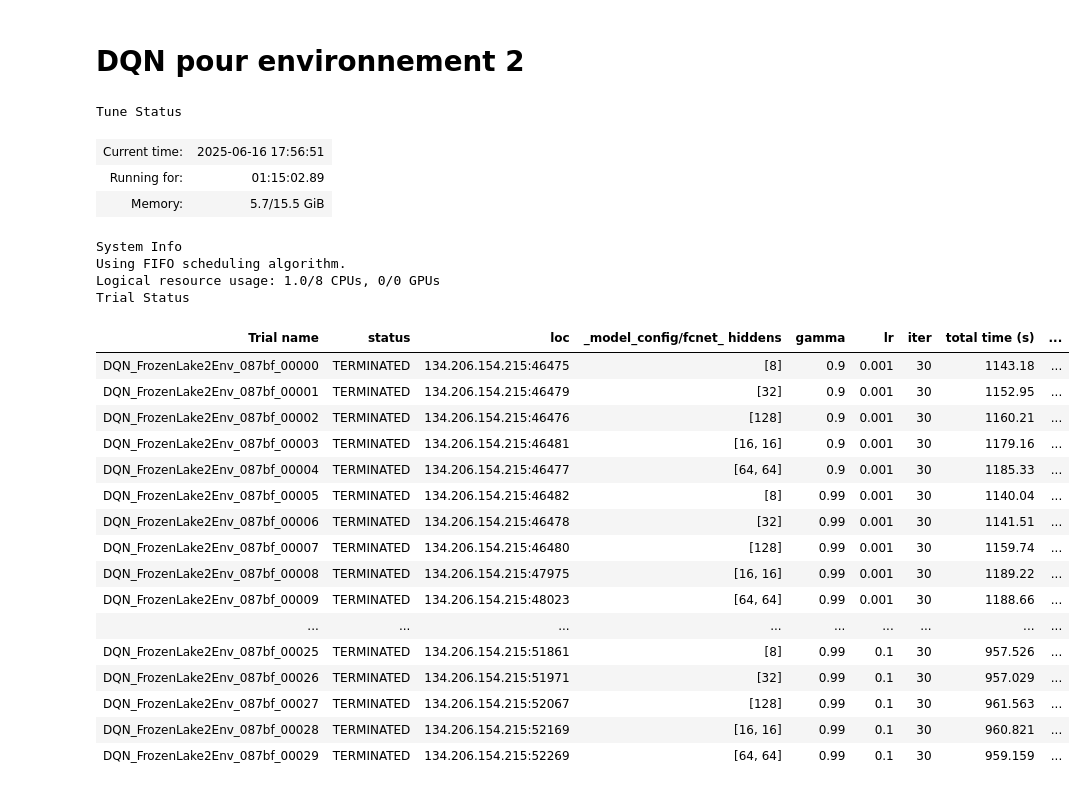
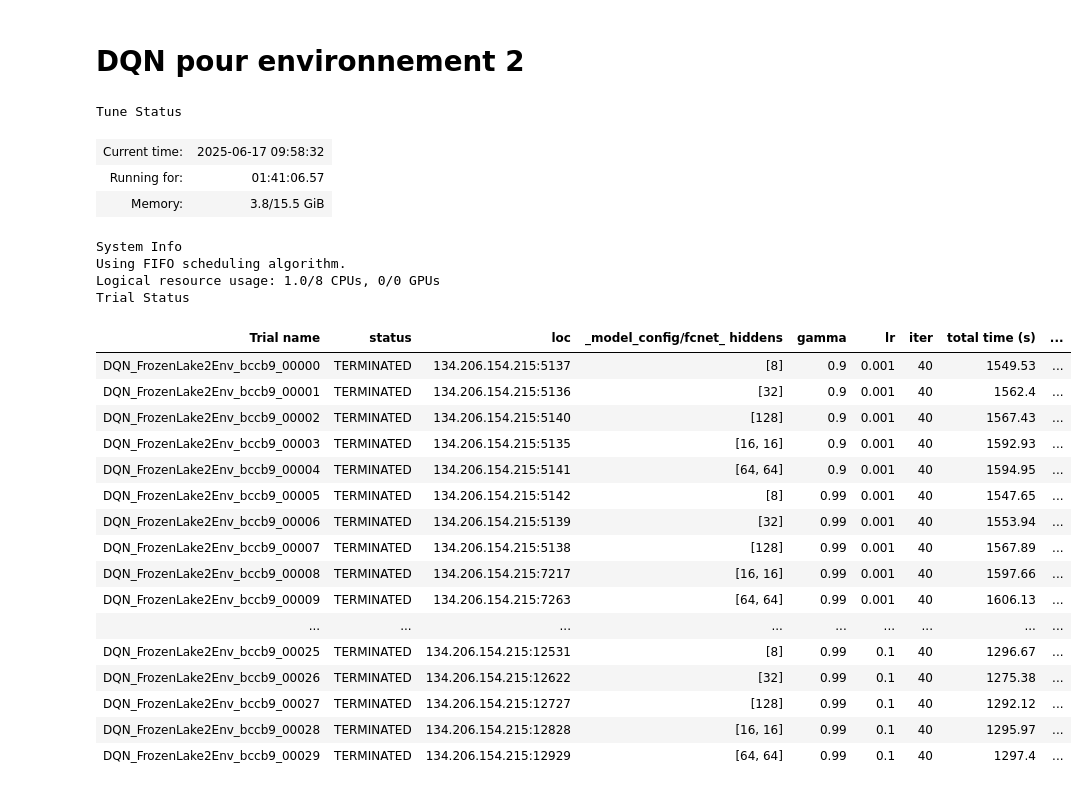
Before and after one commit to Enzo-Claeyssen/jeux_iteres_part1, a Jupyter notebook: labyrinthe_part3.ipynb, the cells around one changed output. Drawn from its saved outputs; the diff is of its cells as text; code cells hidden in the pictures.

```diff
--- a/labyrinthe_part3.ipynb
+++ b/labyrinthe_part3.ipynb
@@ -299,50 +550,50 @@ config = (
 
     .training(
         lr = tune.grid_search([0.001, 0.01, 0.1]),
         gamma = tune.grid_search([0.9, 0.99]),
         epsilon = [[0, 1], [40000, 0.01]]
     )
 
     .rl_module(
         model_config = {
             "fcnet_hiddens" : tune.grid_search([[8], [32], [128], [16, 16], [64, 64]])
         }
     )
 )
 
 
 
 tuner = tune.Tuner(
     config.algo_class,
     param_space=config,
     run_config=train.RunConfig(
-        stop={"num_env_steps_sampled_lifetime": 30000},
+        stop={"num_env_steps_sampled_lifetime": 40000},
     ),
 )
 results = tuner.fit()
 # %% [output]
 Tune Status
-| Current time: | 2025-06-16 17:56:51 |
-| Running for: | 01:15:02.89 |
-| Memory: | 5.7/15.5 GiB |
+| Current time: | 2025-06-17 09:58:32 |
+| Running for: | 01:41:06.57 |
+| Memory: | 3.8/15.5 GiB |
 System Info
 Using FIFO scheduling algorithm.
 Logical resource usage: 1.0/8 CPUs, 0/0 GPUs
 Trial Status
 | Trial name | status | loc | _model_config/fcnet_ hiddens | gamma | lr | iter | total time (s) | ... |
-| DQN_FrozenLake2Env_087bf_00000 | TERMINATED | 134.206.154.215:46475 | [8] | 0.9 | 0.001 | 30 | 1143.18 | ... |
-| DQN_FrozenLake2Env_087bf_00001 | TERMINATED | 134.206.154.215:46479 | [32] | 0.9 | 0.001 | 30 | 1152.95 | ... |
-| DQN_FrozenLake2Env_087bf_00002 | TERMINATED | 134.206.154.215:46476 | [128] | 0.9 | 0.001 | 30 | 1160.21 | ... |
-| DQN_FrozenLake2Env_087bf_00003 | TERMINATED | 134.206.154.215:46481 | [16, 16] | 0.9 | 0.001 | 30 | 1179.16 | ... |
-| DQN_FrozenLake2Env_087bf_00004 | TERMINATED | 134.206.154.215:46477 | [64, 64] | 0.9 | 0.001 | 30 | 1185.33 | ... |
-| DQN_FrozenLake2Env_087bf_00005 | TERMINATED | 134.206.154.215:46482 | [8] | 0.99 | 0.001 | 30 | 1140.04 | ... |
-| DQN_FrozenLake2Env_087bf_00006 | TERMINATED | 134.206.154.215:46478 | [32] | 0.99 | 0.001 | 30 | 1141.51 | ... |
-| DQN_FrozenLake2Env_087bf_00007 | TERMINATED | 134.206.154.215:46480 | [128] | 0.99 | 0.001 | 30 | 1159.74 | ... |
-| DQN_FrozenLake2Env_087bf_00008 | TERMINATED | 134.206.154.215:47975 | [16, 16] | 0.99 | 0.001 | 30 | 1189.22 | ... |
-| DQN_FrozenLake2Env_087bf_00009 | TERMINATED | 134.206.154.215:48023 | [64, 64] | 0.99 | 0.001 | 30 | 1188.66 | ... |
+| DQN_FrozenLake2Env_bccb9_00000 | TERMINATED | 134.206.154.215:5137 | [8] | 0.9 | 0.001 | 40 | 1549.53 | ... |
+| DQN_FrozenLake2Env_bccb9_00001 | TERMINATED | 134.206.154.215:5136 | [32] | 0.9 | 0.001 | 40 | 1562.4 | ... |
+| DQN_FrozenLake2Env_bccb9_00002 | TERMINATED | 134.206.154.215:5140 | [128] | 0.9 | 0.001 | 40 | 1567.43 | ... |
+| DQN_FrozenLake2Env_bccb9_00003 | TERMINATED | 134.206.154.215:5135 | [16, 16] | 0.9 | 0.001 | 40 | 1592.93 | ... |
+| DQN_FrozenLake2Env_bccb9_00004 | TERMINATED | 134.206.154.215:5141 | [64, 64] | 0.9 | 0.001 | 40 | 1594.95 | ... |
+| DQN_FrozenLake2Env_bccb9_00005 | TERMINATED | 134.206.154.215:5142 | [8] | 0.99 | 0.001 | 40 | 1547.65 | ... |
+| DQN_FrozenLake2Env_bccb9_00006 | TERMINATED | 134.206.154.215:5139 | [32] | 0.99 | 0.001 | 40 | 1553.94 | ... |
+| DQN_FrozenLake2Env_bccb9_00007 | TERMINATED | 134.206.154.215:5138 | [128] | 0.99 | 0.001 | 40 | 1567.89 | ... |
+| DQN_FrozenLake2Env_bccb9_00008 | TERMINATED | 134.206.154.215:7217 | [16, 16] | 0.99 | 0.001 | 40 | 1597.66 | ... |
+| DQN_FrozenLake2Env_bccb9_00009 | TERMINATED | 134.206.154.215:7263 | [64, 64] | 0.99 | 0.001 | 40 | 1606.13 | ... |
 | ... | ... | ... | ... | ... | ... | ... | ... | ... |
-| DQN_FrozenLake2Env_087bf_00025 | TERMINATED | 134.206.154.215:51861 | [8] | 0.99 | 0.1 | 30 | 957.526 | ... |
-| DQN_FrozenLake2Env_087bf_00026 | TERMINATED | 134.206.154.215:51971 | [32] | 0.99 | 0.1 | 30 | 957.029 | ... |
-| DQN_FrozenLake2Env_087bf_00027 | TERMINATED | 134.206.154.215:52067 | [128] | 0.99 | 0.1 | 30 | 961.563 | ... |
-| DQN_FrozenLake2Env_087bf_00028 | TERMINATED | 134.206.154.215:52169 | [16, 16] | 0.99 | 0.1 | 30 | 960.821 | ... |
-| DQN_FrozenLake2Env_087bf_00029 | TERMINATED | 134.206.154.215:52269 | [64, 64] | 0.99 | 0.1 | 30 | 959.159 | ... |
+| DQN_FrozenLake2Env_bccb9_00025 | TERMINATED | 134.206.154.215:12531 | [8] | 0.99 | 0.1 | 40 | 1296.67 | ... |
+| DQN_FrozenLake2Env_bccb9_00026 | TERMINATED | 134.206.154.215:12622 | [32] | 0.99 | 0.1 | 40 | 1275.38 | ... |
+| DQN_FrozenLake2Env_bccb9_00027 | TERMINATED | 134.206.154.215:12727 | [128] | 0.99 | 0.1 | 40 | 1292.12 | ... |
+| DQN_FrozenLake2Env_bccb9_00028 | TERMINATED | 134.206.154.215:12828 | [16, 16] | 0.99 | 0.1 | 40 | 1295.97 | ... |
+| DQN_FrozenLake2Env_bccb9_00029 | TERMINATED | 134.206.154.215:12929 | [64, 64] | 0.99 | 0.1 | 40 | 1297.4 | ... |
```
Also changed, not shown: parts of 17 cells of this notebook, 2 other files.
